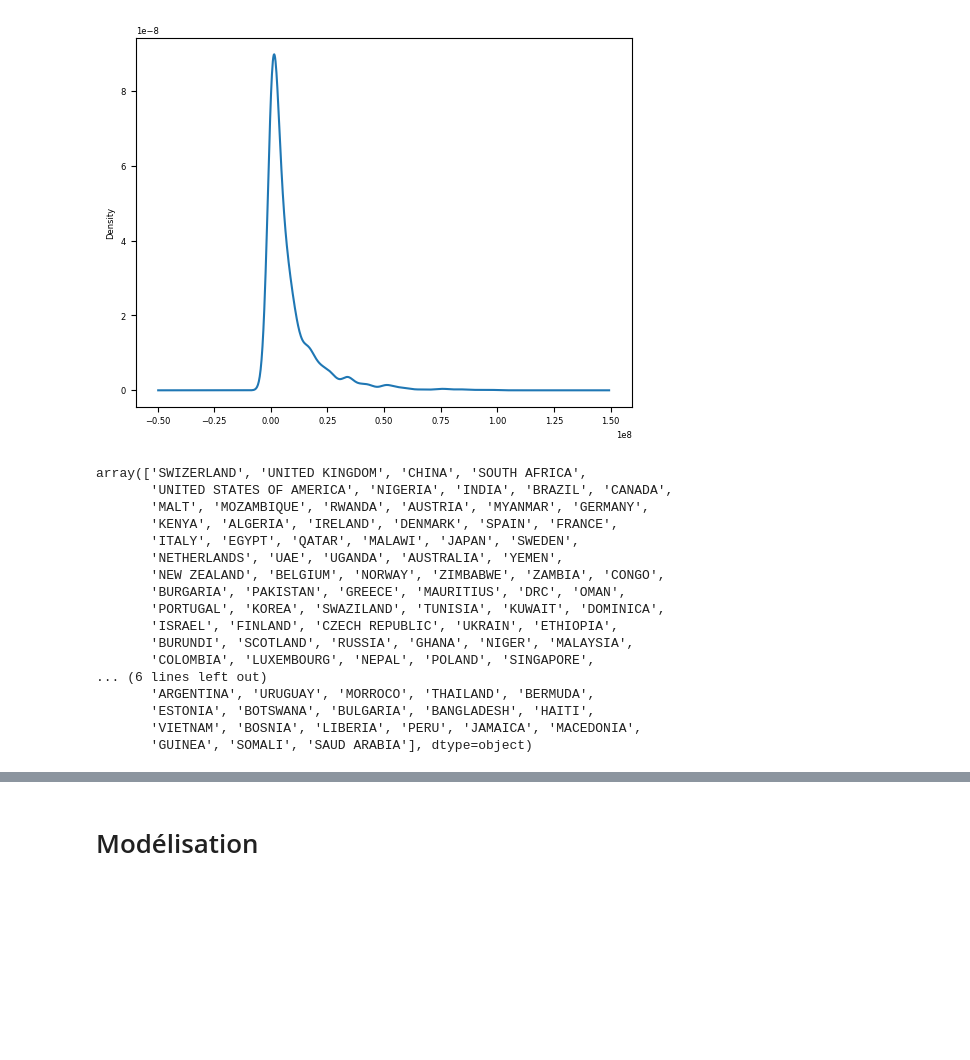
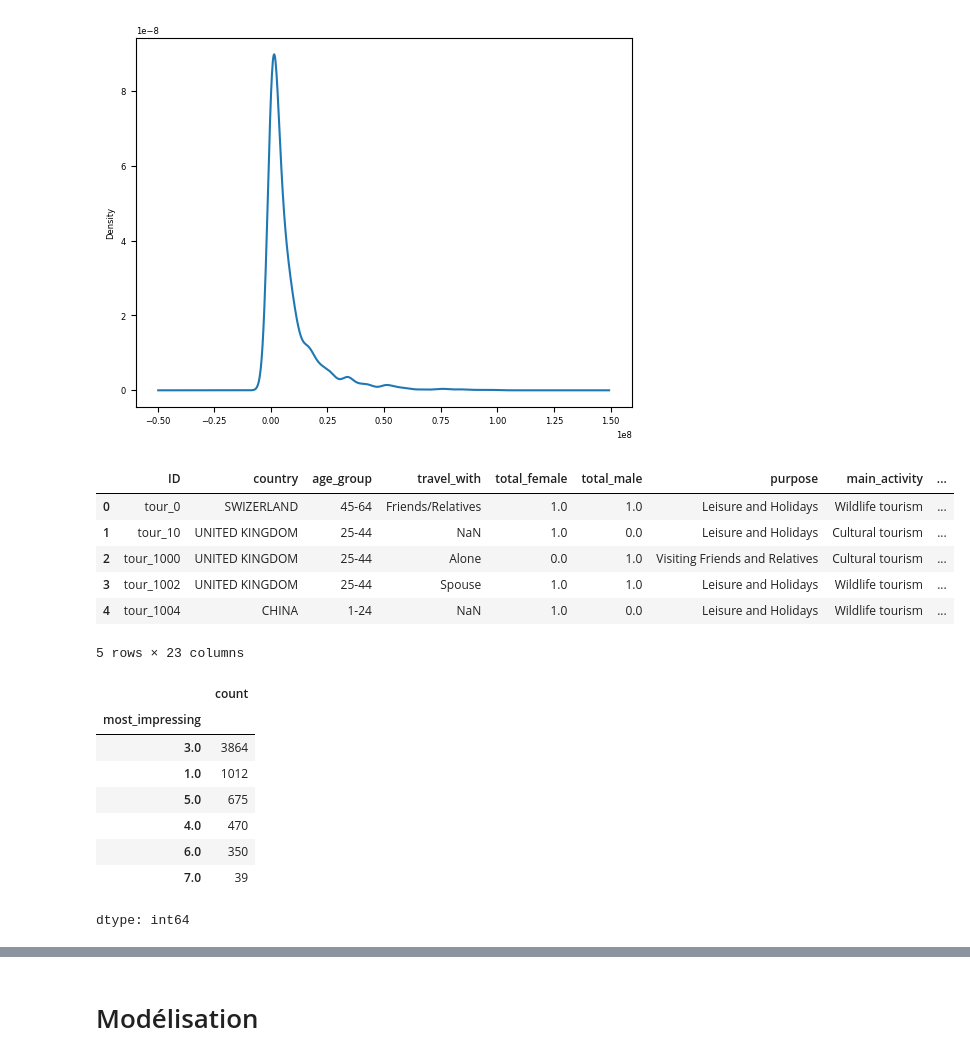
Before and after one commit to SIDIBEMoussa/Tanzania-Tourism-Prediction, a Jupyter notebook: Version_2.ipynb, the cells around one changed output, grey strips where cells are left out. Cells and saved outputs as stored; diff of their text form; code cells hidden in the pictures; blank space fills up the shorter version.

```diff
--- a/Version_2.ipynb
+++ b/Version_2.ipynb
@@ -54,31 +54,21 @@ train_set["total_cost"].plot(kind="kde")
 cate_cols = train_set.select_dtypes(include="object").columns
 train_set[cate_cols] = train_set[cate_cols].astype("category")
 test_set[cate_cols] = test_set[cate_cols].astype("category")
+# %%
+train_set.head()
+# %% [output]
+|  | ID | country | age_group | travel_with | total_female | total_male | purpose | main_activity | ... |
+| 0 | tour_0 | SWIZERLAND | 45-64 | Friends/Relatives | 1.0 | 1.0 | Leisure and Holidays | Wildlife tourism | ... |
+| 1 | tour_10 | UNITED KINGDOM | 25-44 | NaN | 1.0 | 0.0 | Leisure and Holidays | Cultural tourism | ... |
+| 2 | tour_1000 | UNITED KINGDOM | 25-44 | Alone | 0.0 | 1.0 | Visiting Friends and Relatives | Cultural tourism | ... |
+| 3 | tour_1002 | UNITED KINGDOM | 25-44 | Spouse | 1.0 | 1.0 | Leisure and Holidays | Wildlife tourism | ... |
+| 4 | tour_1004 | CHINA | 1-24 | NaN | 1.0 | 0.0 | Leisure and Holidays | Wildlife tourism | ... |
+5 rows × 23 columns
 # %%
 X = train_set.drop(["total_cost"],axis=1)
 y = train_set["total_cost"]
 X_to_fill = pd.concat([X,test_set],axis=0)
 X_to_fill = X_to_fill.set_index("ID")
-# %%
-X_to_fill["country"].unique()
-# %% [output]
-array(['SWIZERLAND', 'UNITED KINGDOM', 'CHINA', 'SOUTH AFRICA',
-       'UNITED STATES OF AMERICA', 'NIGERIA', 'INDIA', 'BRAZIL', 'CANADA',
-       'MALT', 'MOZAMBIQUE', 'RWANDA', 'AUSTRIA', 'MYANMAR', 'GERMANY',
-       'KENYA', 'ALGERIA', 'IRELAND', 'DENMARK', 'SPAIN', 'FRANCE',
-       'ITALY', 'EGYPT', 'QATAR', 'MALAWI', 'JAPAN', 'SWEDEN',
-       'NETHERLANDS', 'UAE', 'UGANDA', 'AUSTRALIA', 'YEMEN',
-       'NEW ZEALAND', 'BELGIUM', 'NORWAY', 'ZIMBABWE', 'ZAMBIA', 'CONGO',
-       'BURGARIA', 'PAKISTAN', 'GREECE', 'MAURITIUS', 'DRC', 'OMAN',
-       'PORTUGAL', 'KOREA', 'SWAZILAND', 'TUNISIA', 'KUWAIT', 'DOMINICA',
-       'ISRAEL', 'FINLAND', 'CZECH REPUBLIC', 'UKRAIN', 'ETHIOPIA',
-       'BURUNDI', 'SCOTLAND', 'RUSSIA', 'GHANA', 'NIGER', 'MALAYSIA',
-       'COLOMBIA', 'LUXEMBOURG', 'NEPAL', 'POLAND', 'SINGAPORE',
-... (6 lines left out)
-       'ARGENTINA', 'URUGUAY', 'MORROCO', 'THAILAND', 'BERMUDA',
-       'ESTONIA', 'BOTSWANA', 'BULGARIA', 'BANGLADESH', 'HAITI',
-       'VIETNAM', 'BOSNIA', 'LIBERIA', 'PERU', 'JAMAICA', 'MACEDONIA',
-       'GUINEA', 'SOMALI', 'SAUD ARABIA'], dtype=object)
 # %%
 def binary_cat(df):
     cols = []
@@ -109,0 +144,12 @@ for col in binary_cols:
+# %%
+X_not_nan[nan_cols[3]].value_counts()
+# %% [output]
+|  | count |
+| most_impressing |  |
+| 3.0 | 3864 |
+| 1.0 | 1012 |
+| 5.0 | 675 |
+| 4.0 | 470 |
+| 6.0 | 350 |
+| 7.0 | 39 |
+dtype: int64
```
Also changed, not shown: parts of 29 cells of this notebook.
